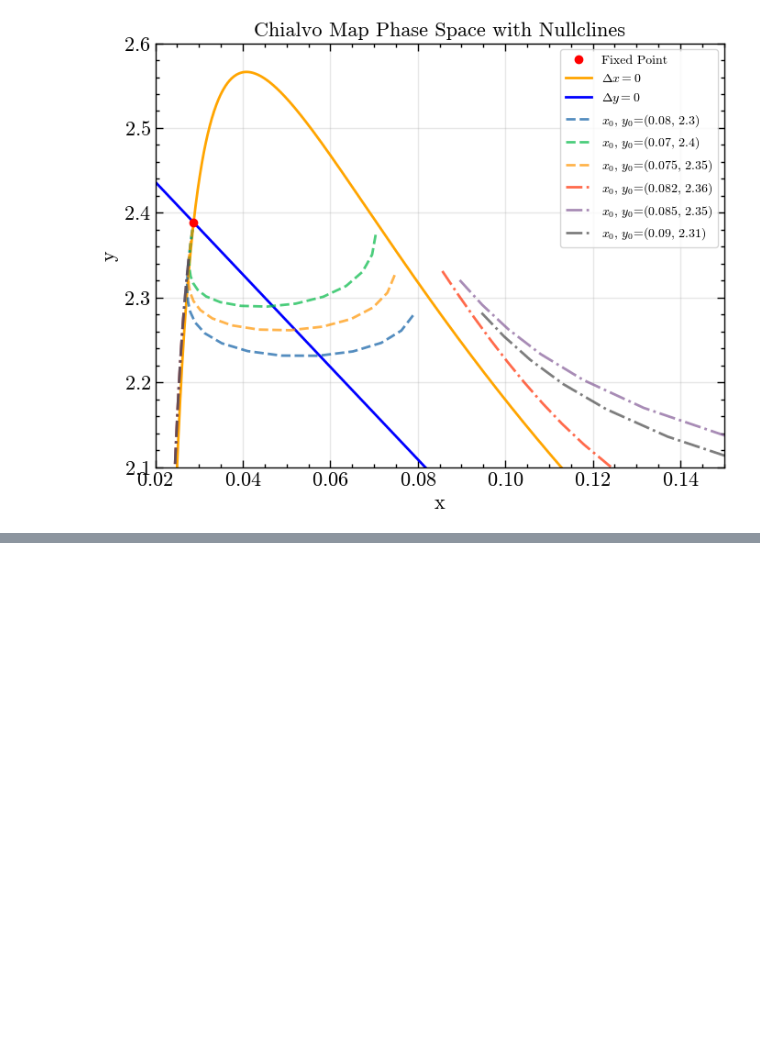
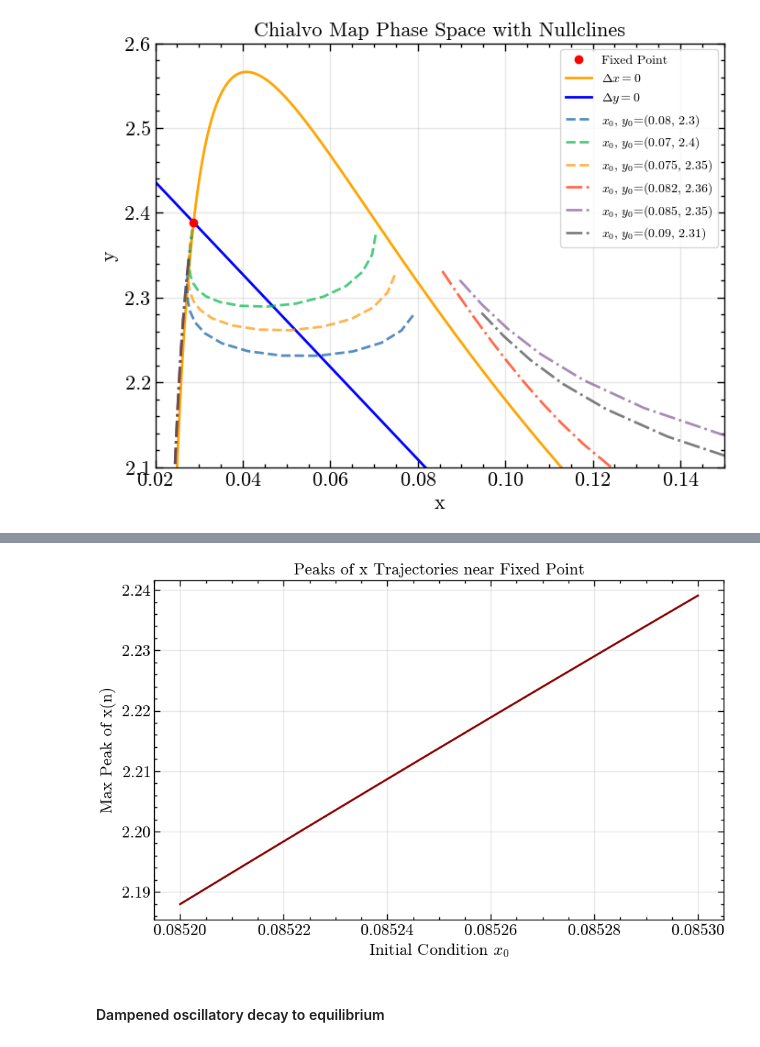
Before and after one commit to alanPalma25/complex_systems, a Jupyter notebook: final_project/chialvo_map.ipynb, the cells around one changed output, grey strips where cells are left out. Cells and saved outputs as stored; diff of their text form; code cells hidden in the pictures; blank space fills up the shorter version.

```diff
--- a/final_project/chialvo_map.ipynb
+++ b/final_project/chialvo_map.ipynb
@@ -447,0 +483,14 @@ plt.show()
+# %%
+# Plot the peaks of each trajectory
+plt.figure(figsize=(10, 6))
+max_peaks = np.max(trajectory_f6[:, 0, :].T, axis=1)
+plt.plot(x0_f6, max_peaks, color='darkred')
+plt.title('Peaks of x Trajectories near Fixed Point')
+plt.xlabel(r'Initial Condition $x_0$')
+plt.ylabel('Max Peak of x(n)')
+plt.grid(alpha=0.3)
+plt.show()
+# %% [output]
+[figure, added]
+# %% [markdown]
+#### Dampened oscillatory decay to equilibrium
```
Also changed, not shown: parts of 24 cells of this notebook, 1 other file.
